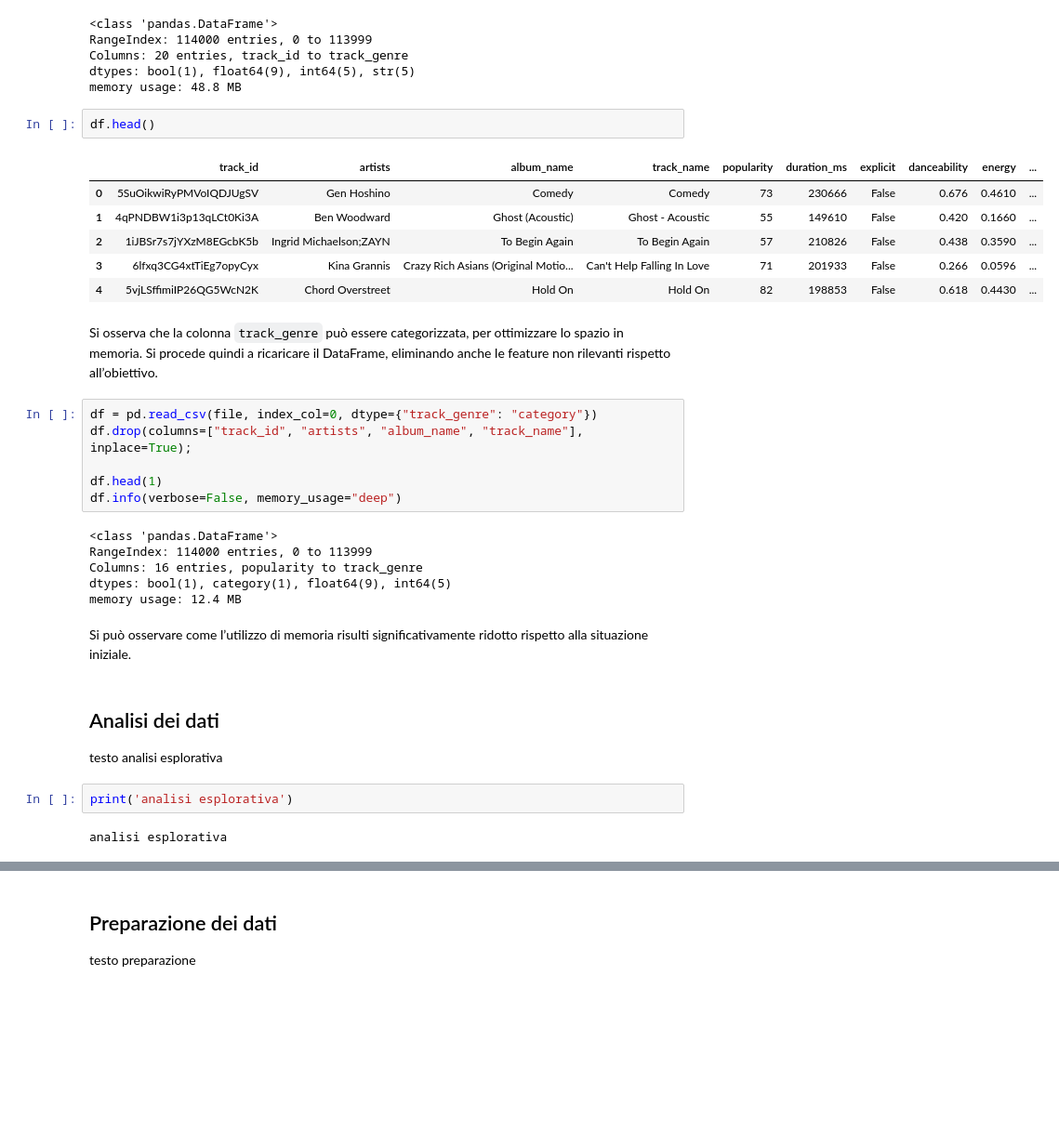
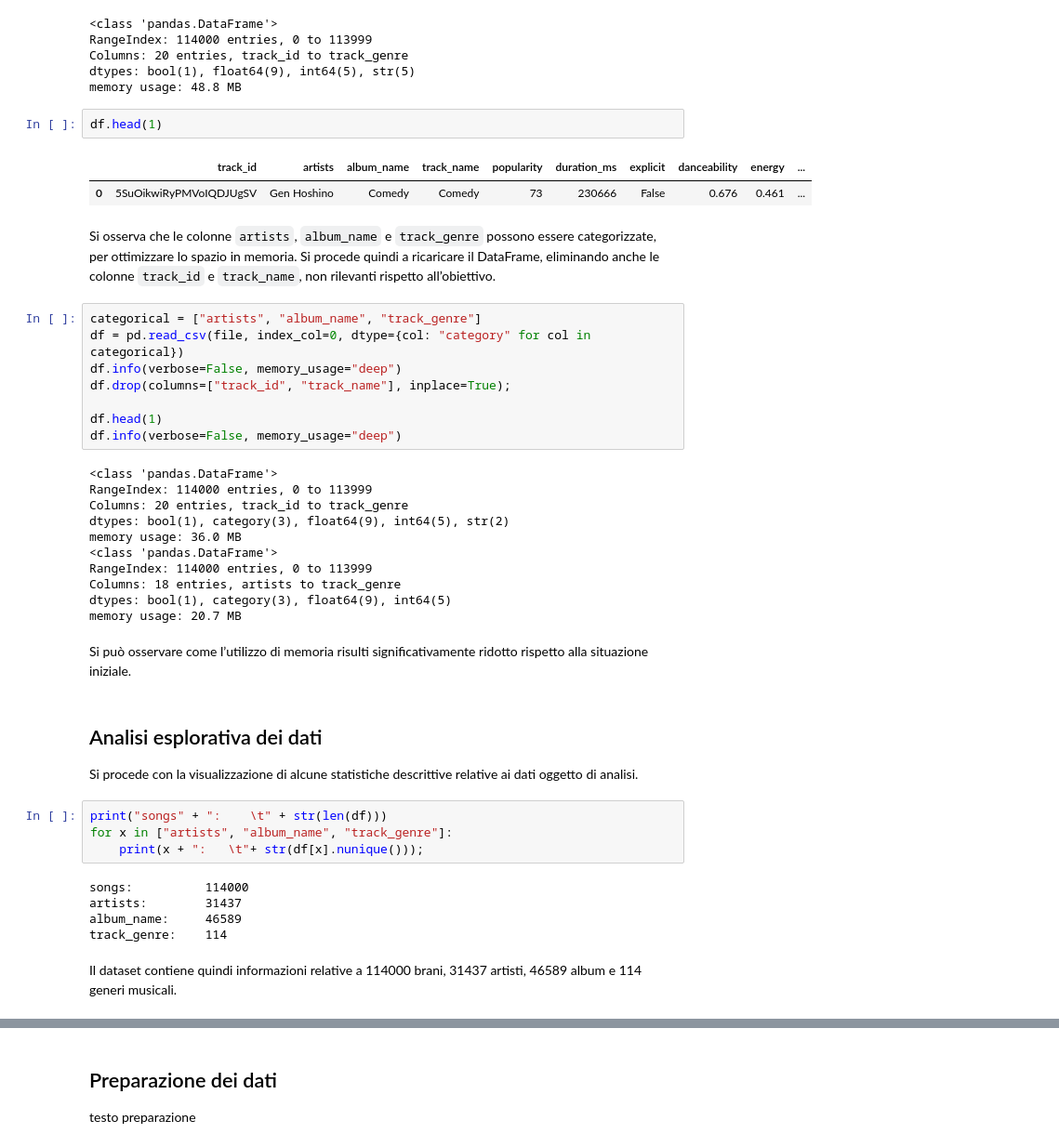
Before and after one commit to PADIprojects/Spotify-Track-Popularity-Prediction, a Jupyter notebook: previsionePopolaritàCanzoni.ipynb, the cells around one changed output, grey strips where cells are left out. Shown at 93% size. Drawn from its saved outputs; the diff is of its cells as text; blank space fills up the shorter version.

Commit message:
analisi

```diff
--- a/previsionePopolaritàCanzoni.ipynb
+++ b/previsionePopolaritàCanzoni.ipynb
@@ -51,35 +51,45 @@ Columns: 20 entries, track_id to track_genre
 dtypes: bool(1), float64(9), int64(5), str(5)
 memory usage: 48.8 MB
 # %%
-df.head()
+df.head(1)
 # %% [output]
 |  | track_id | artists | album_name | track_name | popularity | duration_ms | explicit | danceability | energy | ... |
-| 0 | 5SuOikwiRyPMVoIQDJUgSV | Gen Hoshino | Comedy | Comedy | 73 | 230666 | False | 0.676 | 0.4610 | ... |
-| 1 | 4qPNDBW1i3p13qLCt0Ki3A | Ben Woodward | Ghost (Acoustic) | Ghost - Acoustic | 55 | 149610 | False | 0.420 | 0.1660 | ... |
-| 2 | 1iJBSr7s7jYXzM8EGcbK5b | Ingrid Michaelson;ZAYN | To Begin Again | To Begin Again | 57 | 210826 | False | 0.438 | 0.3590 | ... |
-| 3 | 6lfxq3CG4xtTiEg7opyCyx | Kina Grannis | Crazy Rich Asians (Original Motio... | Can't Help Falling In Love | 71 | 201933 | False | 0.266 | 0.0596 | ... |
-| 4 | 5vjLSffimiIP26QG5WcN2K | Chord Overstreet | Hold On | Hold On | 82 | 198853 | False | 0.618 | 0.4430 | ... |
+| 0 | 5SuOikwiRyPMVoIQDJUgSV | Gen Hoshino | Comedy | Comedy | 73 | 230666 | False | 0.676 | 0.461 | ... |
 # %% [markdown]
-Si osserva che la colonna `track_genre` può essere categorizzata, per ottimizzare lo spazio in memoria.
-Si procede quindi a ricaricare il DataFrame, eliminando anche le feature non rilevanti rispetto all’obiettivo.
+Si osserva che le colonne `artists`, `album_name` e `track_genre` possono essere categorizzate, per ottimizzare lo spazio in memoria.
+Si procede quindi a ricaricare il DataFrame, eliminando anche le colonne `track_id` e `track_name`, non rilevanti rispetto all’obiettivo.
 # %%
-df = pd.read_csv(file, index_col=0, dtype={"track_genre": "category"})
-df.drop(columns=["track_id", "artists", "album_name", "track_name"], inplace=True);
+categorical = ["artists", "album_name", "track_genre"]
+df = pd.read_csv(file, index_col=0, dtype={col: "category" for col in categorical})
+df.info(verbose=False, memory_usage="deep")
+df.drop(columns=["track_id", "track_name"], inplace=True);
 
 df.head(1)
 df.info(verbose=False, memory_usage="deep")
 # %% [output]
 <class 'pandas.DataFrame'>
 RangeIndex: 114000 entries, 0 to 113999
-Columns: 16 entries, popularity to track_genre
-dtypes: bool(1), category(1), float64(9), int64(5)
-memory usage: 12.4 MB
+Columns: 20 entries, track_id to track_genre
+dtypes: bool(1), category(3), float64(9), int64(5), str(2)
+memory usage: 36.0 MB
+<class 'pandas.DataFrame'>
+RangeIndex: 114000 entries, 0 to 113999
+Columns: 18 entries, artists to track_genre
+dtypes: bool(1), category(3), float64(9), int64(5)
+memory usage: 20.7 MB
 # %% [markdown]
 Si può osservare come l’utilizzo di memoria risulti significativamente ridotto rispetto alla situazione iniziale.
-# %% [markdown]
-## Analisi dei dati
-testo analisi esplorativa
-# %%
-print('analisi esplorativa')
-# %% [output]
-analisi esplorativa
+# %% [markdown]
+## Analisi esplorativa dei dati
+Si procede con la visualizzazione di alcune statistiche descrittive relative ai dati oggetto di analisi.
+# %%
+print("songs" + ":    \t" + str(len(df)))
+for x in ["artists", "album_name", "track_genre"]:
+    print(x + ":   \t"+ str(df[x].nunique()));
+# %% [output]
+songs:          114000
+artists:        31437
+album_name:     46589
+track_genre:    114
+# %% [markdown]
+Il dataset contiene quindi informazioni relative a 114000 brani, 31437 artisti, 46589 album e 114 generi musicali.
```
Also changed, not shown: parts of 2 cells of this notebook.
